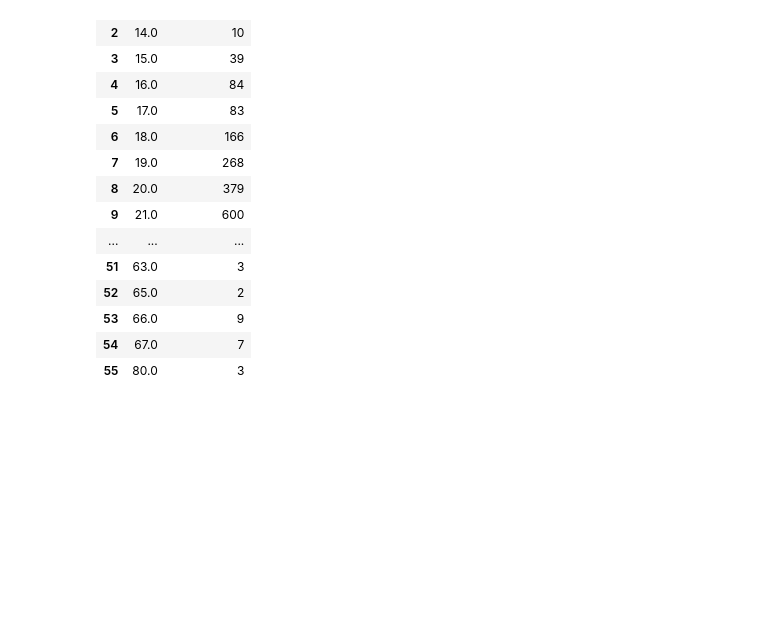
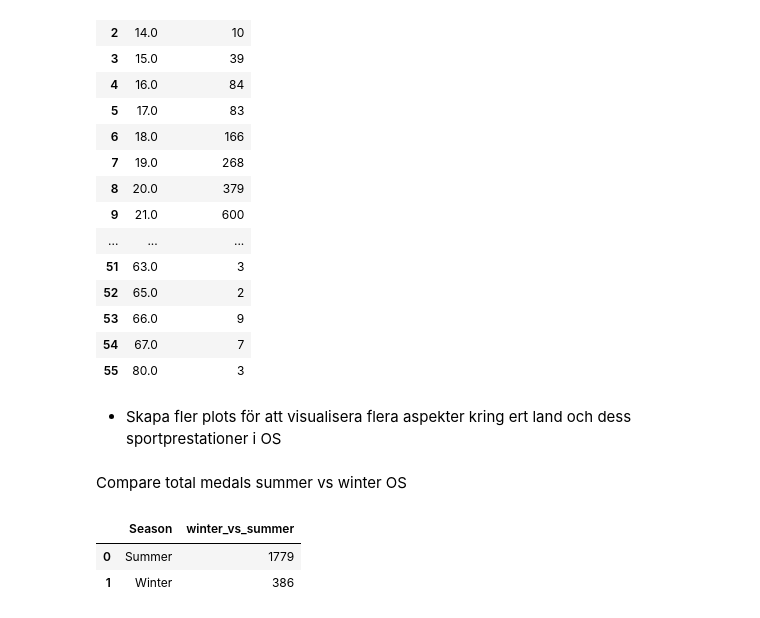
Before and after one commit to AmalDerbali/Databehandling-OS-projekt-Amal-D-Jim-S, a Jupyter notebook: projekt_OS.ipynb, the cells around one changed output. Drawn from its saved outputs; the diff is of its cells as text; code cells hidden in the pictures; blank space fills up the shorter version.

```diff
--- a/projekt_OS.ipynb
+++ b/projekt_OS.ipynb
@@ -327,3 +327,15 @@ Ageingames
 | 55 | 80.0 | 3 |
 # %%
 px.histogram(Ageingames, x="Age", y="Ageingames")
+# %% [markdown]
+- Skapa fler plots för att visualisera flera aspekter kring ert land och dess sportprestationer i OS
+# %% [markdown]
+Compare total medals summer vs winter OS
+# %%
+wintervssummer = germany[["Medal","Season"]]
+wintervssummer = pd.DataFrame(dict(winter_vs_summer = wintervssummer["Medal"].groupby(wintervssummer["Season"]).count())).reset_index()
+wintervssummer
+# %% [output]
+|  | Season | winter_vs_summer |
+| 0 | Summer | 1779 |
+| 1 | Winter | 386 |
```
Also changed, not shown: parts of 1 cell of this notebook.
